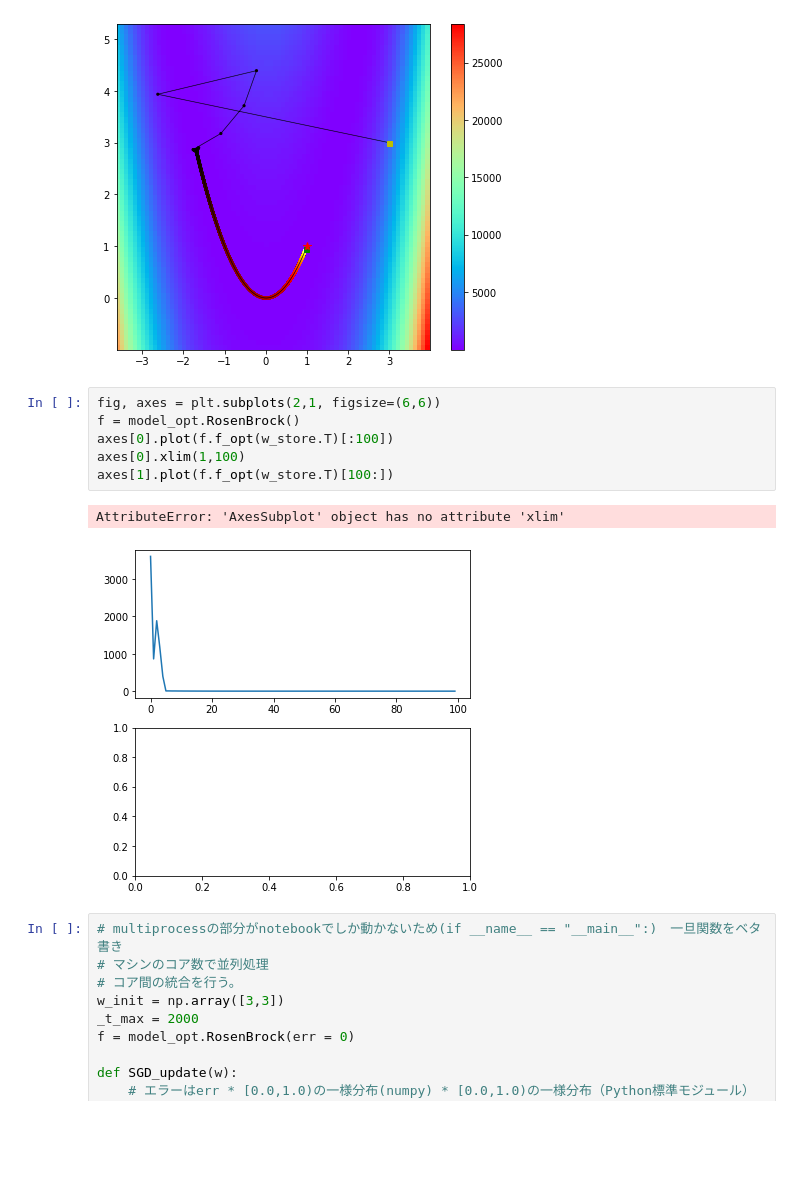
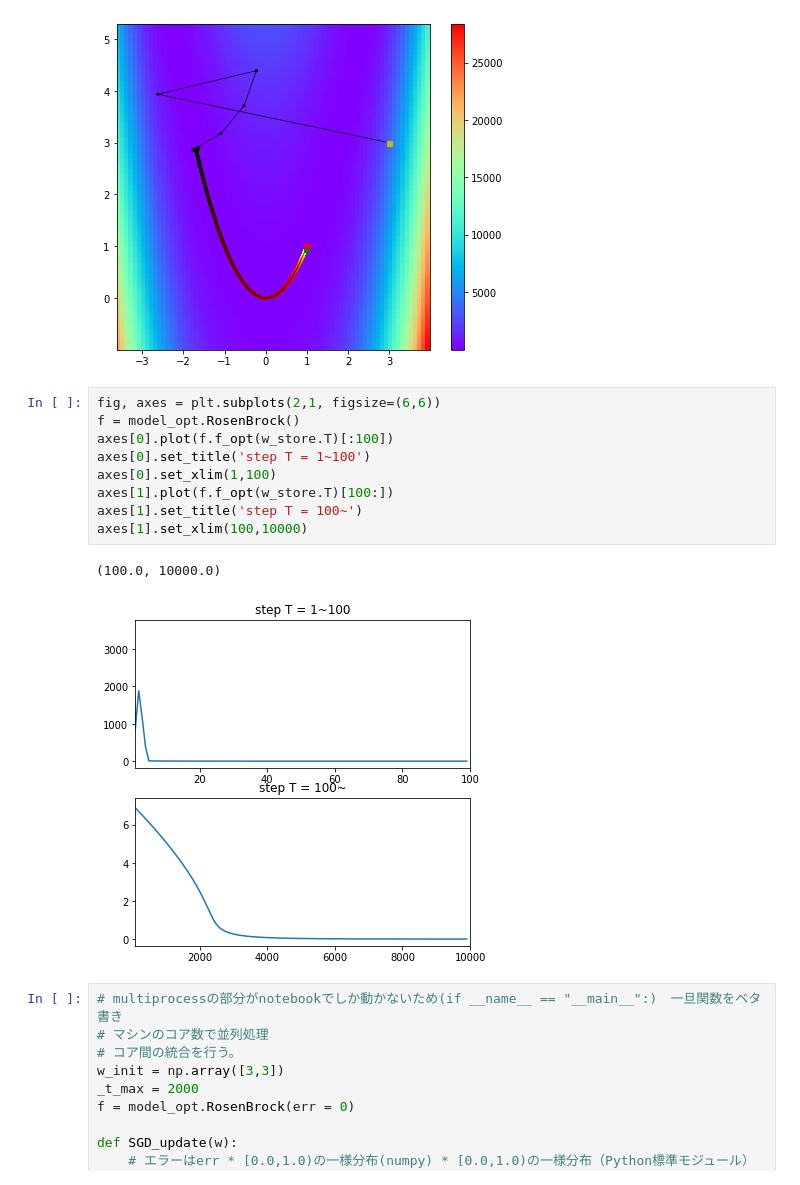
Before and after one commit to NaokiNakamichi/ML, a Jupyter notebook: GD/multiprocess_SGD.ipynb, the cells around one changed output. Cells and saved outputs as stored; diff of their text form; blank space fills up the shorter version.

```diff
--- a/GD/multiprocess_SGD.ipynb
+++ b/GD/multiprocess_SGD.ipynb
@@ -87,12 +87,15 @@ plt.show()
 # %%
 fig, axes = plt.subplots(2,1, figsize=(6,6))
 f = model_opt.RosenBrock()
 axes[0].plot(f.f_opt(w_store.T)[:100])
-axes[0].xlim(1,100)
+axes[0].set_title('step T = 1~100')
+axes[0].set_xlim(1,100)
 axes[1].plot(f.f_opt(w_store.T)[100:])
+axes[1].set_title('step T = 100~')
+axes[1].set_xlim(100,10000)
 # %% [output]
-AttributeError: 'AxesSubplot' object has no attribute 'xlim'
+(100.0, 10000.0)
-[figure, old version]
+[figure, new version]
 # %%
 # multiprocessの部分がnotebookでしか動かないため(if __name__ == "__main__":)　一旦関数をベタ書き
 # マシンのコア数で並列処理
```
Also changed, not shown: parts of 8 cells of this notebook.
